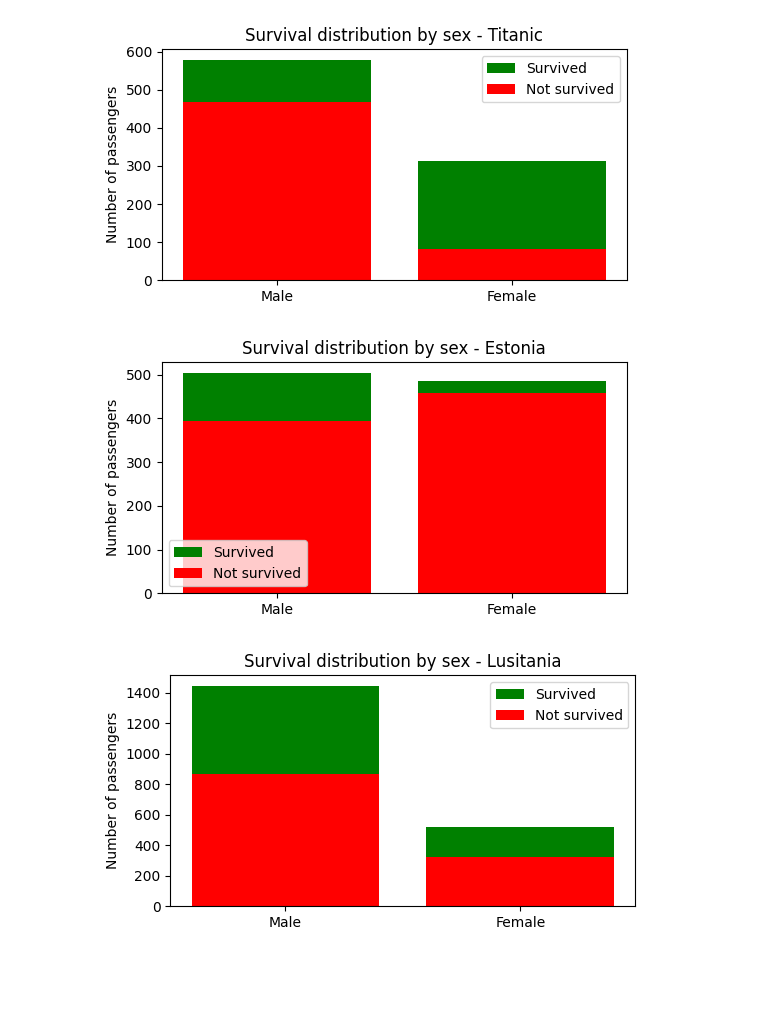
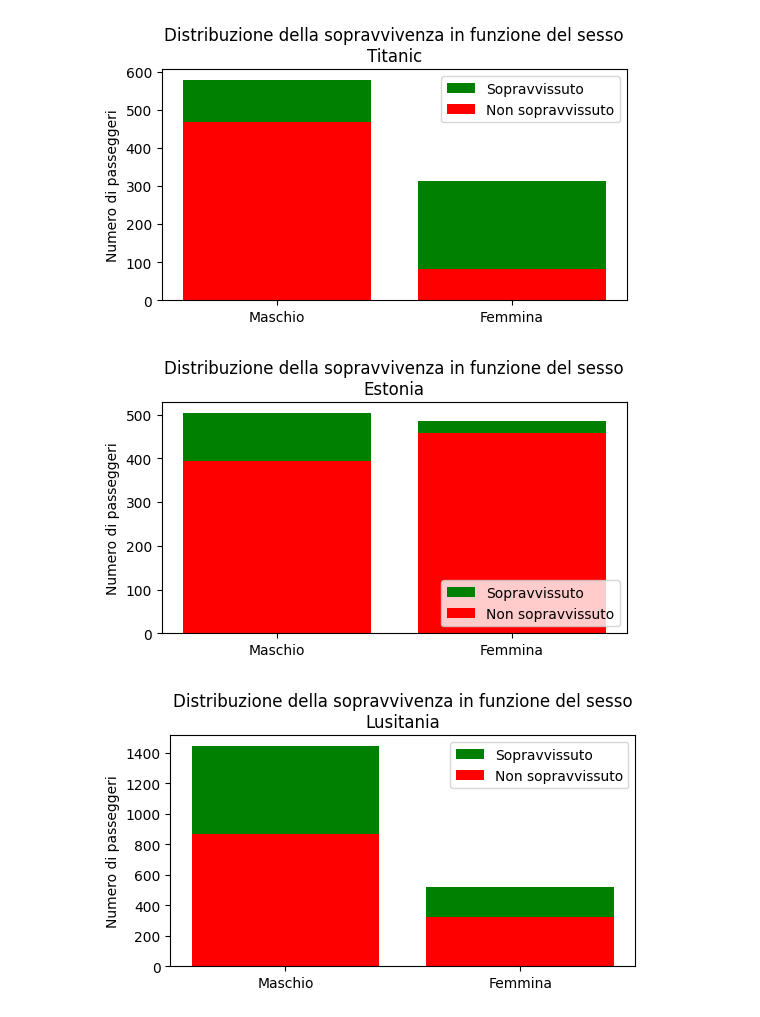
Before and after one commit to xXEmanuXx/unict-ml-year-25-group-10, a Jupyter notebook: notebooks/dataset_stats.ipynb, the cells around one changed output. Cells and saved outputs as stored; diff of their text form; code cells hidden in the pictures; blank space fills up the shorter version.

```diff
--- a/notebooks/dataset_stats.ipynb
+++ b/notebooks/dataset_stats.ipynb
@@ -136,7 +135,7 @@ Female dead chance: 0.6563
 # %%
 male_counts = df_titanic[df_titanic['Sex'] == 'male']['Survived'].value_counts()
 female_counts = df_titanic[df_titanic['Sex'] == 'female']['Survived'].value_counts()
-legend_elements = [Patch(facecolor='green', label='Survived'), Patch(facecolor='red', label='Not survived')]
+legend_elements = [Patch(facecolor='green', label='Sopravvissuto'), Patch(facecolor='red', label='Non sopravvissuto')]
 
 plt.figure(figsize=(6, 3))
 plt.bar(0, male_counts[0], color='red')
@@ -144,54 +143,51 @@ plt.bar(0, male_counts[1], bottom=male_counts[0], color='green')
 plt.bar(1, female_counts[0], color='red')
 plt.bar(1, female_counts[1], bottom=female_counts[0], color='green')
 
-plt.title('Survival distribution by sex - Titanic')
-plt.xticks([0, 1], ['Male', 'Female'])
-plt.ylabel('Number of passengers')
-
+plt.title('Distribuzione della sopravvivenza in funzione del sesso\nTitanic')
+plt.xticks([0, 1], ['Maschio', 'Femmina'])
+plt.ylabel('Numero di passeggeri')
 plt.legend(handles=legend_elements)
 
 plt.savefig('../media/survival_by_sex_titanic.png', dpi=300, bbox_inches='tight')
 plt.show()
 
 male_counts = df_estonia[df_estonia['Sex'] == 'M']['Survived'].value_counts()
 female_counts = df_estonia[df_estonia['Sex'] == 'F']['Survived'].value_counts()
 
 plt.figure(figsize=(6, 3))
 plt.bar(0, male_counts[0], color='red')
 plt.bar(0, male_counts[1], bottom=male_counts[0], color='green')
 plt.bar(1, female_counts[0], color='red')
 plt.bar(1, female_counts[1], bottom=female_counts[0], color='green')
 
-plt.title('Survival distribution by sex - Estonia')
-plt.xticks([0, 1], ['Male', 'Female'])
-plt.ylabel('Number of passengers')
-
-plt.legend(loc='lower left', handles=legend_elements)
+plt.title('Distribuzione della sopravvivenza in funzione del sesso\nEstonia')
+plt.xticks([0, 1], ['Maschio', 'Femmina'])
+plt.ylabel('Numero di passeggeri')
+plt.legend(loc='lower right', handles=legend_elements)
 
 plt.savefig('../media/survival_by_sex_estonia.png', dpi=300, bbox_inches='tight')
 plt.show()
 
 male_counts = df_lusitania[df_lusitania['Sex'] == 'Male']['Fate'].value_counts()
 female_counts = df_lusitania[df_lusitania['Sex'] == 'Female']['Fate'].value_counts()
 
 plt.figure(figsize=(6, 3))
 plt.bar(0, male_counts['Lost'], color='red')
 plt.bar(0, male_counts['Saved'], bottom=male_counts['Lost'], color='green')
 plt.bar(1, female_counts['Lost'], color='red')
 plt.bar(1, female_counts['Saved'], bottom=female_counts['Lost'], color='green')
 
-plt.title('Survival distribution by sex - Lusitania')
-plt.xticks([0, 1], ['Male', 'Female'])
-plt.ylabel('Number of passengers')
-
+plt.title('Distribuzione della sopravvivenza in funzione del sesso\nLusitania')
+plt.xticks([0, 1], ['Maschio', 'Femmina'])
+plt.ylabel('Numero di passeggeri')
 plt.legend(handles=legend_elements)
 
 plt.savefig('../media/survival_by_sex_lusitania.png', dpi=300, bbox_inches='tight')
 plt.show()
 # %% [output]
-[figure, old version]
+[figure, new version]
-[figure, old version]
+[figure, new version]
-[figure, old version]
+[figure, new version]
 # %%
 age = df_all_ships[df_all_ships['age_missing'] == 0]['age'] # si considerano solo le età realmente presenti (age_missing = 0)
 
```
Also changed, not shown: parts of 6 cells of this notebook, 16 other files.
